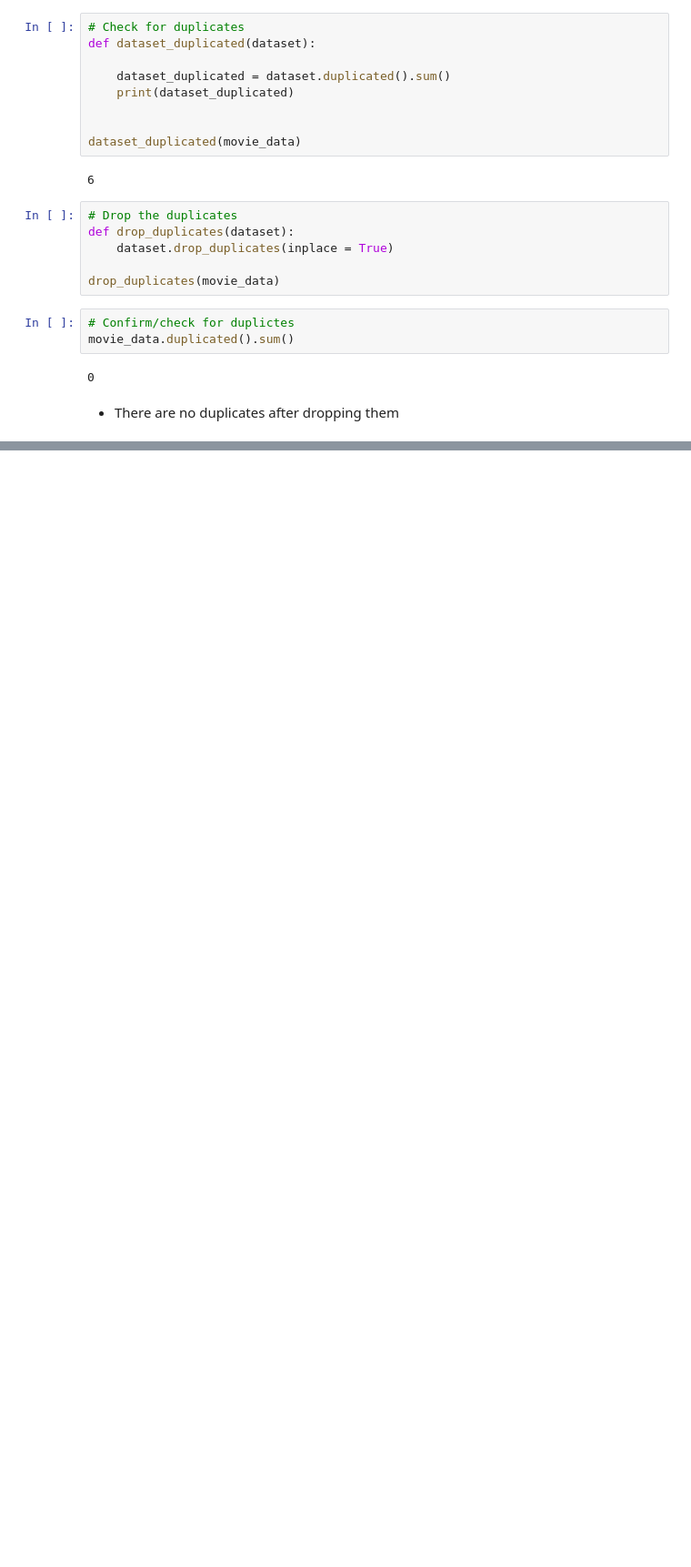
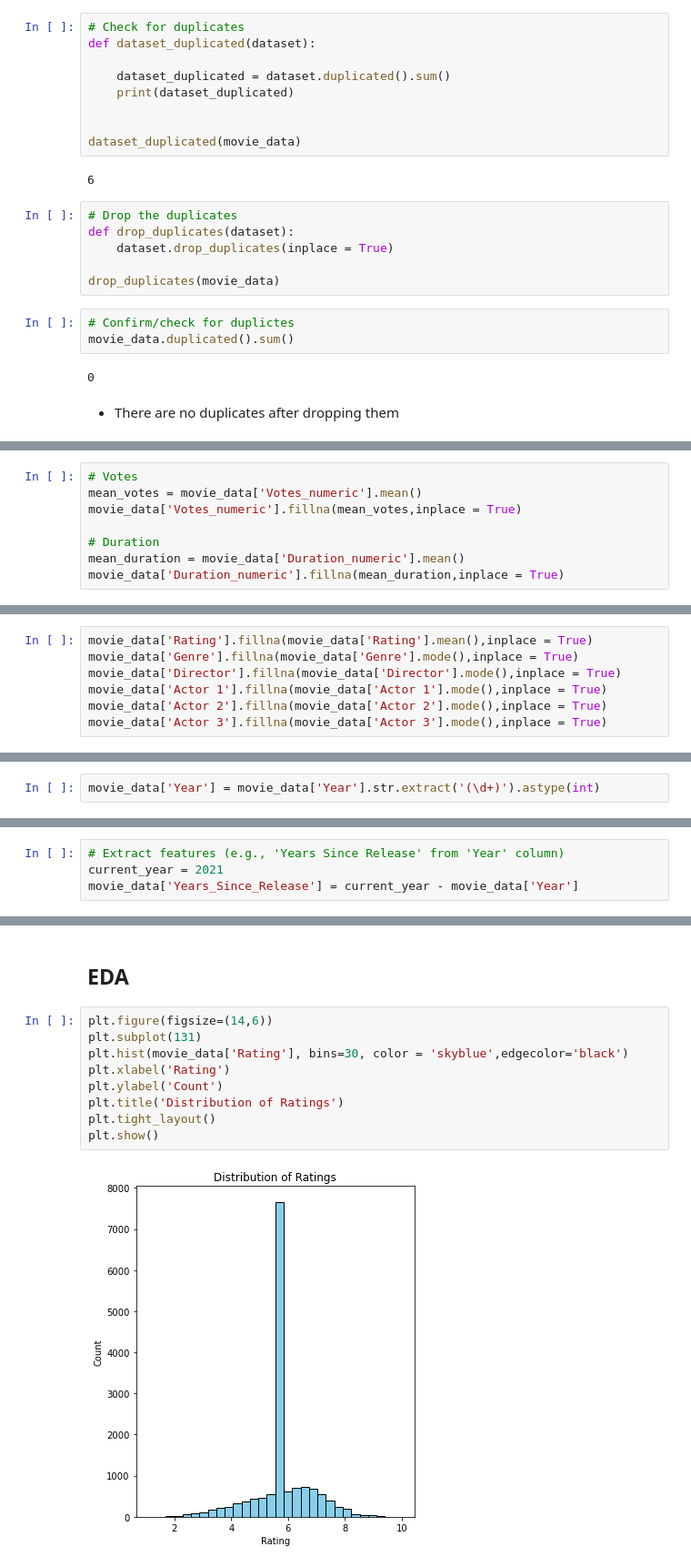
Before and after one commit to Edna722/CODSOFT_ML, a Jupyter notebook: Movie rating prediction_task 2.ipynb, the cells around one changed output, grey strips where cells are left out. Shown at 91% size. Drawn from its saved outputs; the diff is of its cells as text; blank space fills up the shorter version.

```diff
--- a/Movie rating prediction_task 2.ipynb
+++ b/Movie rating prediction_task 2.ipynb
@@ -175,0 +231,8 @@ Actor 3              3144            20.27
+# %%
+# Votes
+mean_votes = movie_data['Votes_numeric'].mean()
+movie_data['Votes_numeric'].fillna(mean_votes,inplace = True)
+
+# Duration
+mean_duration = movie_data['Duration_numeric'].mean()
+movie_data['Duration_numeric'].fillna(mean_duration,inplace = True)
@@ -175,0 +260,7 @@ Actor 3              3144            20.27
+# %%
+movie_data['Rating'].fillna(movie_data['Rating'].mean(),inplace = True)
+movie_data['Genre'].fillna(movie_data['Genre'].mode(),inplace = True)
+movie_data['Director'].fillna(movie_data['Director'].mode(),inplace = True)
+movie_data['Actor 1'].fillna(movie_data['Actor 1'].mode(),inplace = True)
+movie_data['Actor 2'].fillna(movie_data['Actor 2'].mode(),inplace = True)
+movie_data['Actor 3'].fillna(movie_data['Actor 3'].mode(),inplace = True)
@@ -175,0 +272,2 @@ Actor 3              3144            20.27
+# %%
+movie_data['Year'] = movie_data['Year'].str.extract('(\d+)').astype(int)
@@ -175,0 +280,4 @@ Actor 3              3144            20.27
+# %%
+# Extract features (e.g., 'Years Since Release' from 'Year' column)
+current_year = 2021
+movie_data['Years_Since_Release'] = current_year - movie_data['Year']
@@ -175,0 +308,13 @@ Actor 3              3144            20.27
+# %% [markdown]
+## EDA
+# %%
+plt.figure(figsize=(14,6))
+plt.subplot(131)
+plt.hist(movie_data['Rating'], bins=30, color = 'skyblue',edgecolor='black')
+plt.xlabel('Rating')
+plt.ylabel('Count')
+plt.title('Distribution of Ratings')
+plt.tight_layout()
+plt.show()
+# %% [output]
+[figure, added]
```
Also changed, not shown: parts of 17 cells of this notebook, 1 other file.
